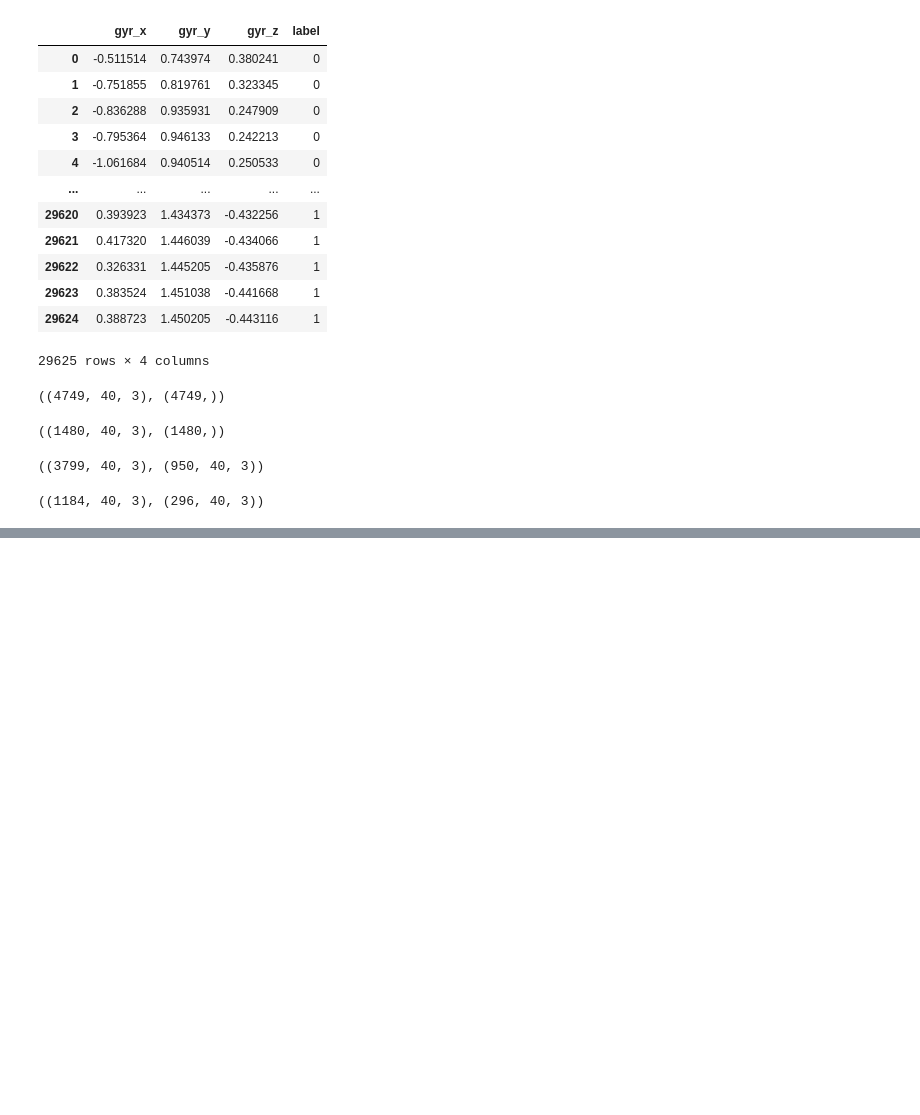
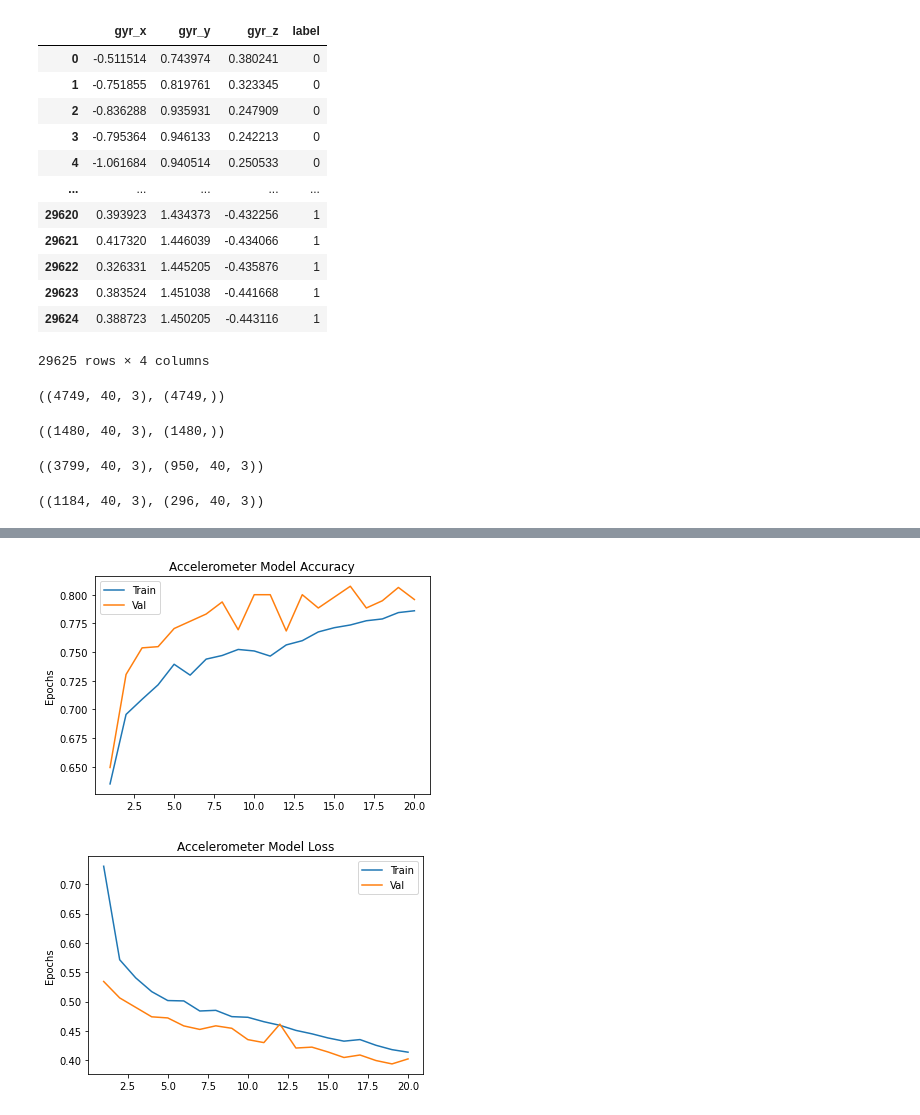
Before and after one commit to kartikvirendrar/Cristl, a Jupyter notebook: project2_HAR.ipynb, the cells around one changed output, grey strips where cells are left out. Drawn from its saved outputs; the diff is of its cells as text; code cells hidden in the pictures; blank space fills up the shorter version.

```diff
--- a/project2_HAR.ipynb
+++ b/project2_HAR.ipynb
@@ -281,0 +282,26 @@ Epoch 20/20
+# %%
+def plot_accuracycurve(a, history, epochs):
+  ep = range(1, epochs+1)
+  plt.title(a+' Model Accuracy')
+  plt.plot(ep, history.history['accuracy'])
+  plt.plot(ep, history.history['val_accuracy'])
+  plt.ylabel('Accuracy')
+  plt.ylabel('Epochs')
+  plt.legend(['Train','Val'])
+  plt.show()
+
+def plot_losscurve(a, history, epochs):
+  ep = range(1, epochs+1)
+  plt.title(a+' Model Loss')
+  plt.plot(ep, history.history['loss'])
+  plt.plot(ep, history.history['val_loss'])
+  plt.ylabel('Loss')
+  plt.ylabel('Epochs')
+  plt.legend(['Train','Val'])
+  plt.show()
+# %%
+plot_accuracycurve('Accelerometer',ahistory, 20)
+plot_losscurve('Accelerometer', ahistory, 20)
+# %% [output]
+[figure, added]
+[figure, added]
```
Also changed, not shown: parts of 11 cells of this notebook.
